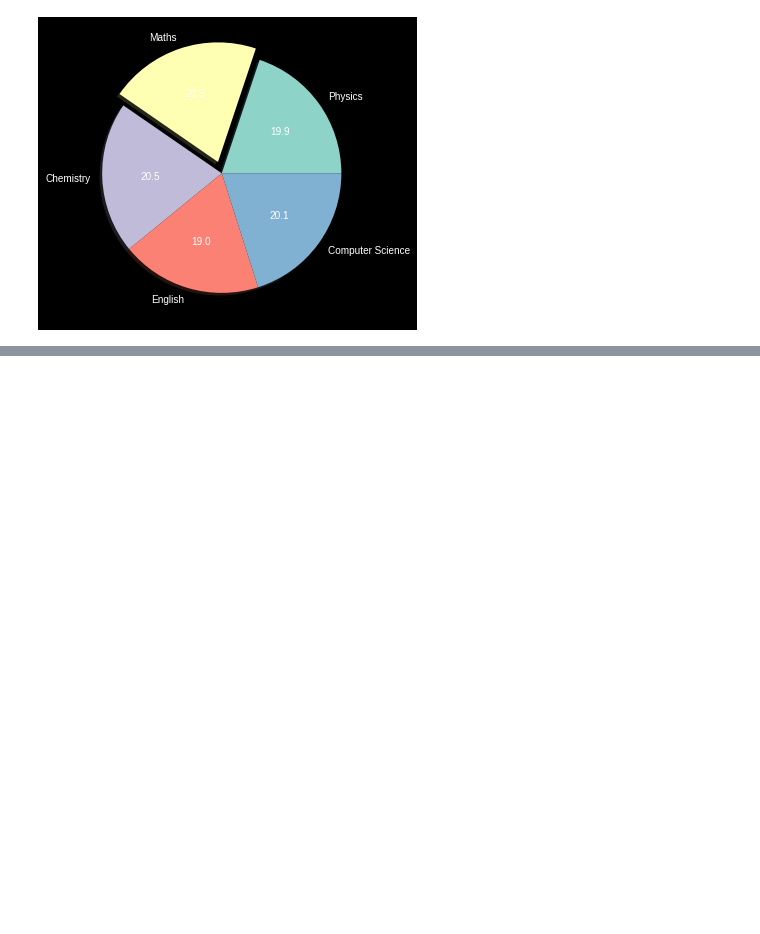
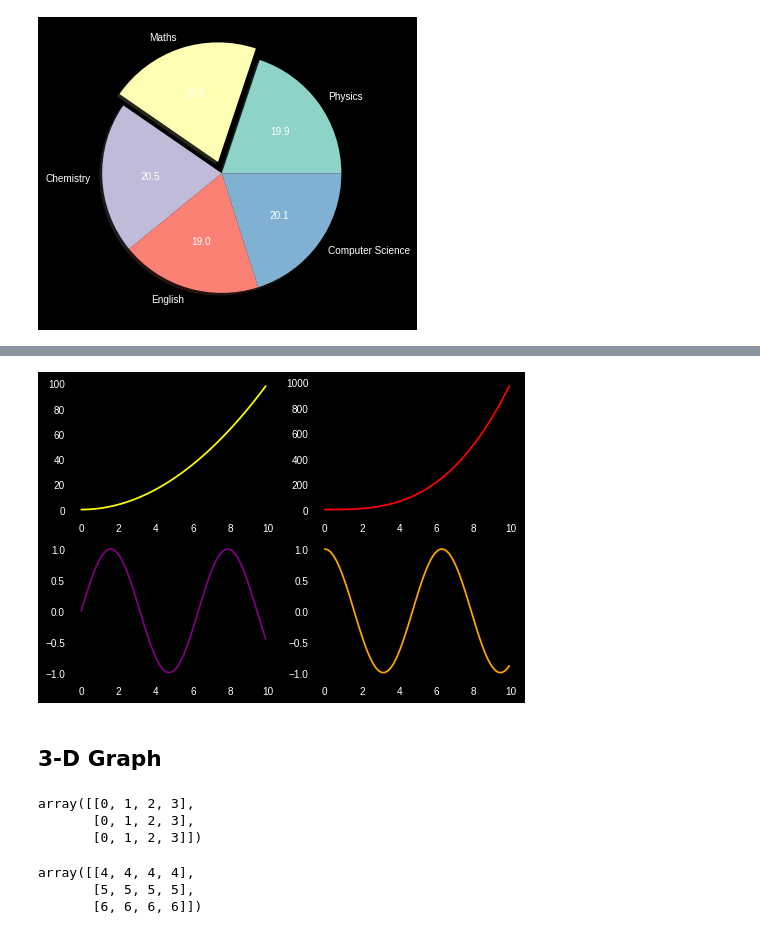
Before and after one commit to Alpha-0010/DataScience, a Jupyter notebook: Data Viz- Matplotlib/Matplotlib.ipynb, the cells around one changed output, grey strips where cells are left out. Saved outputs shown, nothing was run; the diff lists cells and outputs as text; code cells hidden in the pictures; blank space fills up the shorter version.

```diff
--- a/Data Viz- Matplotlib/Matplotlib.ipynb
+++ b/Data Viz- Matplotlib/Matplotlib.ipynb
@@ -125,0 +153,25 @@ Microsoft, Visa, Adobe, Optum, UBS, Morgan Stanley, JP Morgan, 3 startups, Motor
+# %%
+x=np.arange(0,10,0.1)
+y1= x**2
+y2= x**3
+y3= np.sin(x)
+y4= np.cos(x)
+# %%
+# plt.subplot(Rows,cols,fig_no)
+plt.subplot(2,2,1)
+plt.plot(x,y1,color='yellow')
+
+plt.subplot(2,2,2)
+plt.plot(x,y2,color='red')
+
+plt.subplot(2,2,3)
+plt.plot(x,y3,color='purple')
+
+plt.subplot(2,2,4)
+plt.plot(x,y4,color='orange')
+
+plt.show()
+# %% [output]
+[figure, added]
+# %% [markdown]
+## 3-D Graph
@@ -125,0 +183,12 @@ Microsoft, Visa, Adobe, Optum, UBS, Morgan Stanley, JP Morgan, 3 startups, Motor
+# %%
+a
+# %% [output]
+array([[0, 1, 2, 3],
+       [0, 1, 2, 3],
+       [0, 1, 2, 3]])
+# %%
+b
+# %% [output]
+array([[4, 4, 4, 4],
+       [5, 5, 5, 5],
+       [6, 6, 6, 6]])
```
Also changed, not shown: parts of 15 cells of this notebook.
